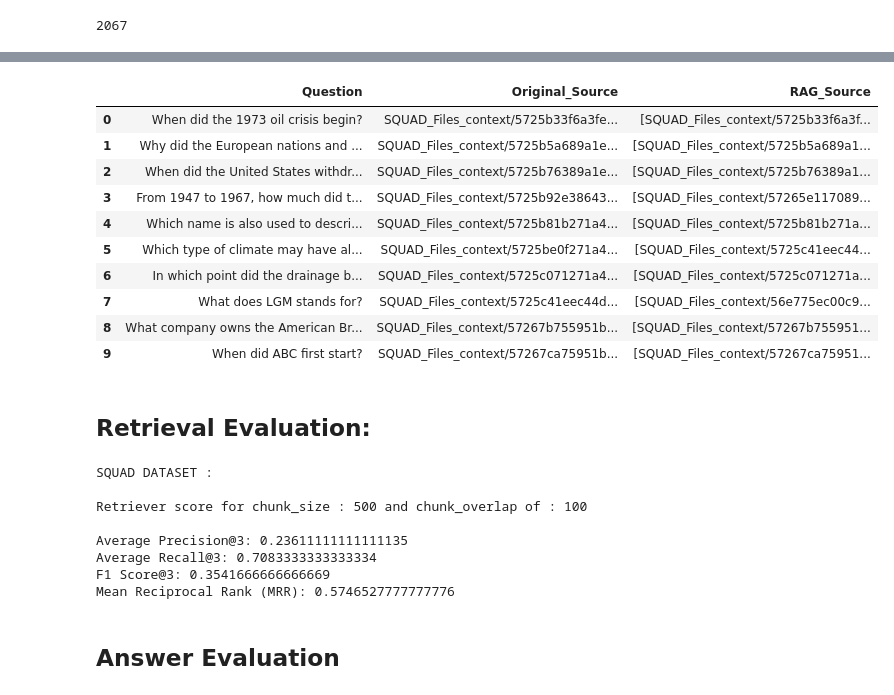
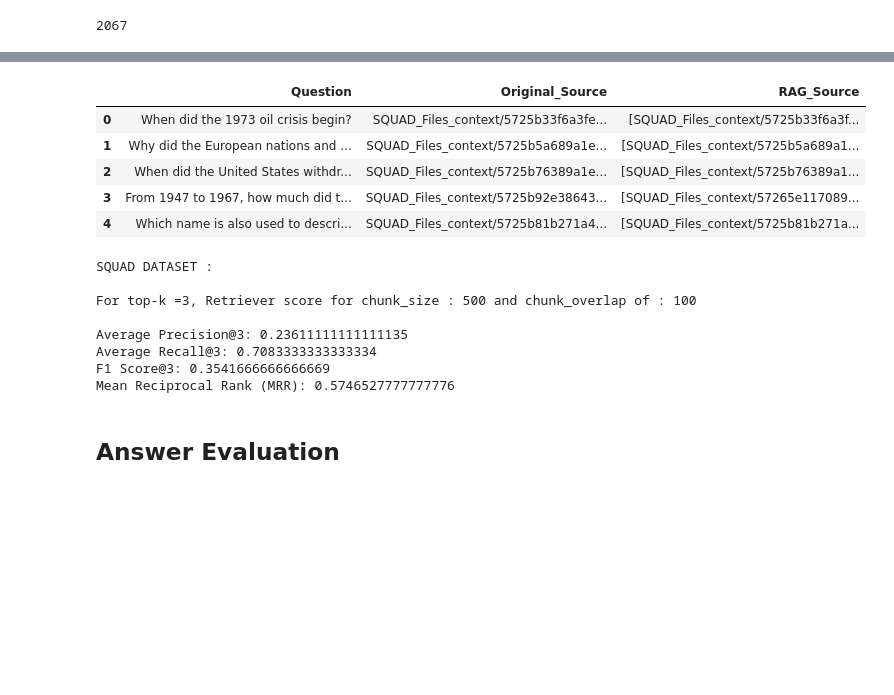
Before and after one commit to bivas16/RAG, a Jupyter notebook: RAG_Squad.ipynb, the cells around one changed output, grey strips where cells are left out. Saved outputs shown, nothing was run; the diff lists cells and outputs as text; code cells hidden in the pictures; blank space fills up the shorter version.

```diff
--- a/RAG_Squad.ipynb
+++ b/RAG_Squad.ipynb
@@ -54,11 +62,6 @@ print('LangChain:', langchain.__version__)
 LangChain: 0.1.10
 # %%
 class Config:
-    # LLMs
-    model_name = 'mistralai-8x7B'# llama2-7b, llama2-13b , mistral-ai
-    temperature = 0,
-    top_p = 0.95,
-    repetition_penalty = 1.15
 
     # splitting
     split_chunk_size = 500
@@ -421,19 +340,12 @@ answer_df.head(200)
 # %%
-retrieval_df.head(10)
+retrieval_df.head()
 # %% [output]
 |  | Question | Original_Source | RAG_Source |
 | 0 | When did the 1973 oil crisis begin? | SQUAD_Files_context/5725b33f6a3fe... | [SQUAD_Files_context/5725b33f6a3f... |
 | 1 | Why did the European nations and ... | SQUAD_Files_context/5725b5a689a1e... | [SQUAD_Files_context/5725b5a689a1... |
 | 2 | When did the United States withdr... | SQUAD_Files_context/5725b76389a1e... | [SQUAD_Files_context/5725b76389a1... |
 | 3 | From 1947 to 1967, how much did t... | SQUAD_Files_context/5725b92e38643... | [SQUAD_Files_context/57265e117089... |
 | 4 | Which name is also used to descri... | SQUAD_Files_context/5725b81b271a4... | [SQUAD_Files_context/5725b81b271a... |
-| 5 | Which type of climate may have al... | SQUAD_Files_context/5725be0f271a4... | [SQUAD_Files_context/5725c41eec44... |
-| 6 | In which point did the drainage b... | SQUAD_Files_context/5725c071271a4... | [SQUAD_Files_context/5725c071271a... |
-| 7 | What does LGM stands for? | SQUAD_Files_context/5725c41eec44d... | [SQUAD_Files_context/56e775ec00c9... |
-| 8 | What company owns the American Br... | SQUAD_Files_context/57267b755951b... | [SQUAD_Files_context/57267b755951... |
-| 9 | When did ABC first start? | SQUAD_Files_context/57267ca75951b... | [SQUAD_Files_context/57267ca75951... |
-# %% [markdown]
-## Retrieval Evaluation:
 # %%
 def calculate_metrics(eval_dataset):
     total_precision = 0
@@ -474,7 +386,7 @@ def calculate_metrics(eval_dataset):
 # Call the function to calculate metrics
 avg_precision, avg_recall, f1_score, mrr = calculate_metrics(retrieval_df)
 
-print("SQUAD DATASET :" + "\n\n" + "Retriever score for chunk_size : 500 and chunk_overlap of : 100" + "\n")
+print("SQUAD DATASET :" + "\n\n" + "For top-k =3, Retriever score for chunk_size : 500 and chunk_overlap of : 100" + "\n")
 
 print("Average Precision@3:", avg_precision)
 print("Average Recall@3:", avg_recall)
@@ -496,7 +408,7 @@ print("Mean Reciprocal Rank (MRR):", mrr)
 # %% [output]
 SQUAD DATASET :
 
-Retriever score for chunk_size : 500 and chunk_overlap of : 100
+For top-k =3, Retriever score for chunk_size : 500 and chunk_overlap of : 100
 
 Average Precision@3: 0.23611111111111135
 Average Recall@3: 0.7083333333333334
```
Also changed, not shown: parts of 47 cells of this notebook.
